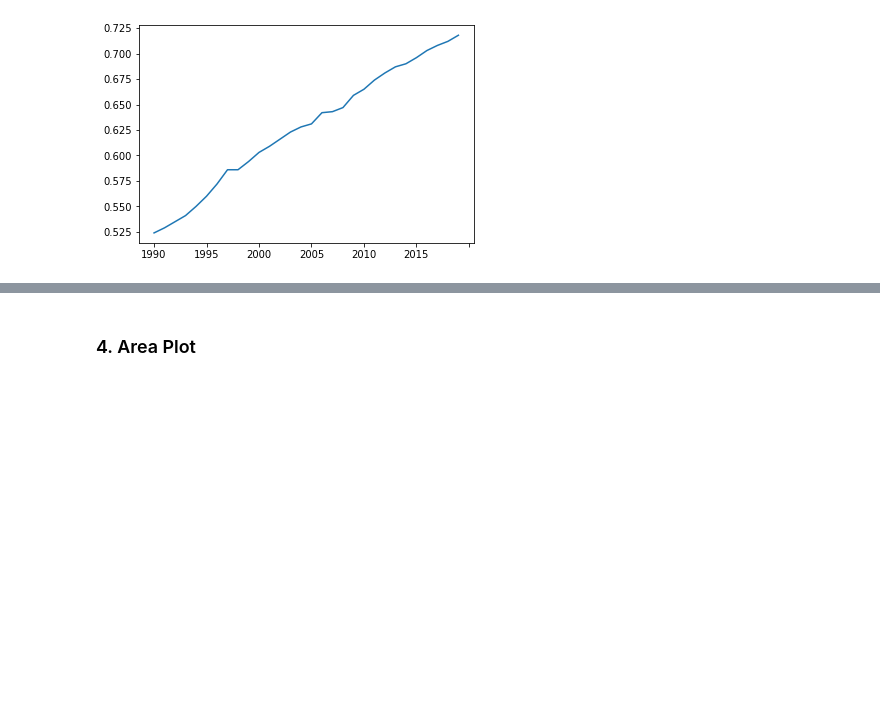
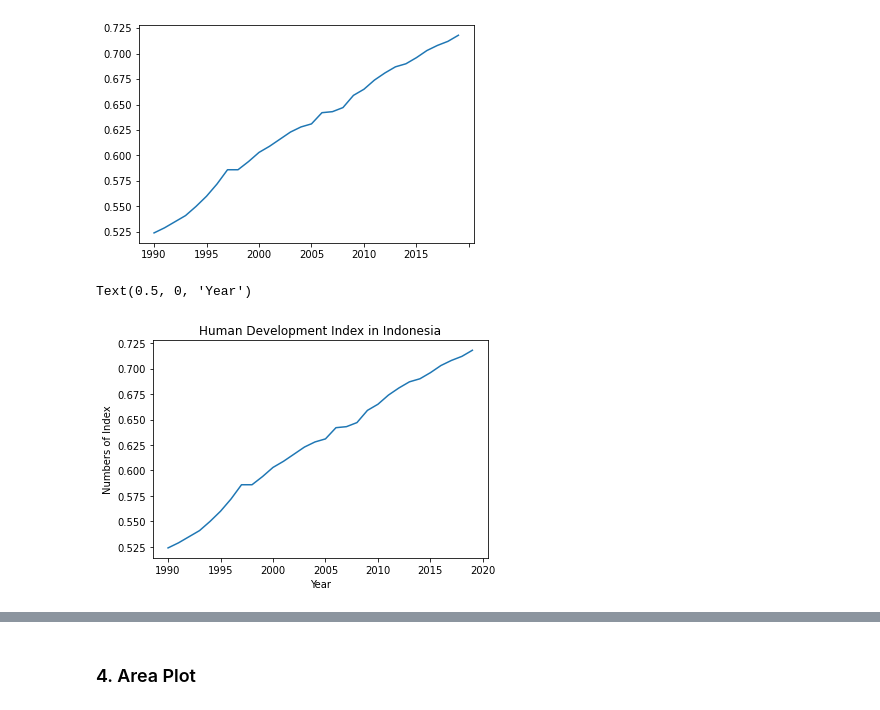
Before and after one commit to AbdulHafidh-AI/ProyekVisdat, a Jupyter notebook: HumanDevelopmentIndex.ipynb, the cells around one changed output, grey strips where cells are left out. Saved outputs shown, nothing was run; the diff lists cells and outputs as text; code cells hidden in the pictures; blank space fills up the shorter version.

```diff
--- a/HumanDevelopmentIndex.ipynb
+++ b/HumanDevelopmentIndex.ipynb
@@ -268,3 +270,13 @@ result.plot()
 # %% [output]
 <AxesSubplot:>
 [figure]
+# %%
+result.index = result.index.map(int)
+result.plot(kind = 'line')
+
+plt.title('Human Development Index in Indonesia')
+plt.ylabel('Numbers of Index')
+plt.xlabel('Year')
+# %% [output]
+Text(0.5, 0, 'Year')
+[figure, added]
```
Also changed, not shown: parts of 5 cells of this notebook.
